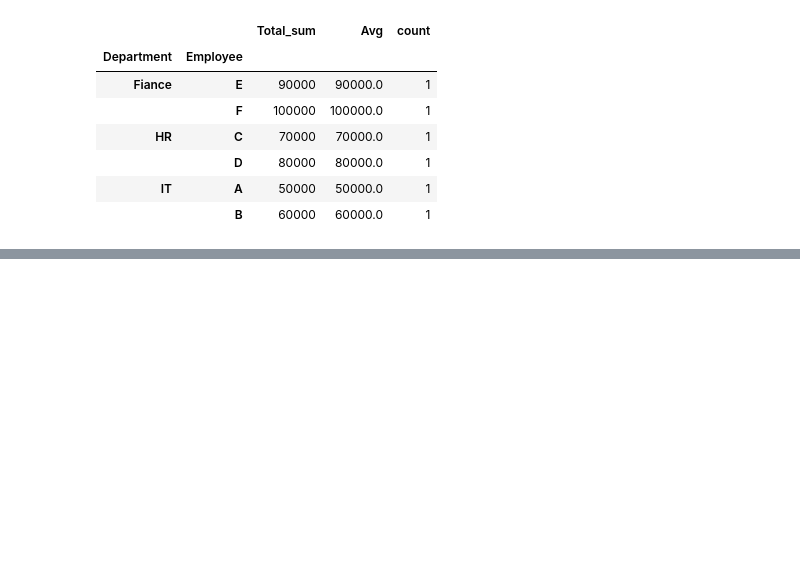
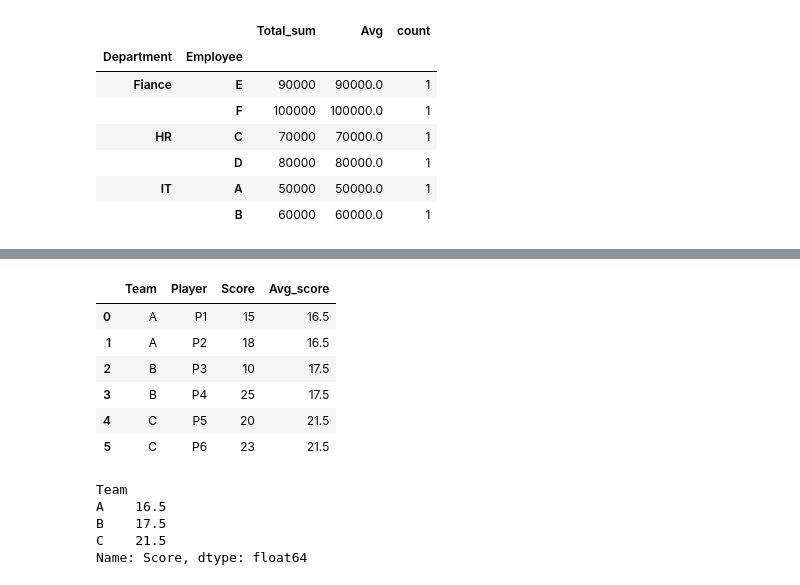
Before and after one commit to shivanimarakana2412-lang/New, a Jupyter notebook: Analysis/day7_pandas.ipynb, the cells around one changed output, grey strips where cells are left out. Drawn from its saved outputs; the diff is of its cells as text; code cells hidden in the pictures; blank space fills up the shorter version.

```diff
--- a/Numpy_Pandas/day7_pandas.ipynb
+++ b/Analysis/day7_pandas.ipynb
@@ -336,0 +422,2 @@ df_hr.groupby(by = ["Department" , "Employee"])["Salery"].agg(Total_sum = "sum"
+# %%
+df.drop(columns = ["New_score" , "Diff_score"] , inplace = True) # remove added 2 columns
@@ -336,0 +434,20 @@ df_hr.groupby(by = ["Department" , "Employee"])["Salery"].agg(Total_sum = "sum"
+# %%
+df["Avg_score"] = df.groupby(by = "Team")["Score"].transform("mean") # agg function - mean
+# %%
+df
+# %% [output]
+|  | Team | Player | Score | Avg_score |
+| 0 | A | P1 | 15 | 16.5 |
+| 1 | A | P2 | 18 | 16.5 |
+| 2 | B | P3 | 10 | 17.5 |
+| 3 | B | P4 | 25 | 17.5 |
+| 4 | C | P5 | 20 | 21.5 |
+| 5 | C | P6 | 23 | 21.5 |
+# %%
+df.groupby(by = "Team")["Score"].apply("mean") # mean of team score
+# %% [output]
+Team
+A    16.5
+B    17.5
+C    21.5
+Name: Score, dtype: float64
```
Also changed, not shown: parts of 11 cells of this notebook, 9 other files.
